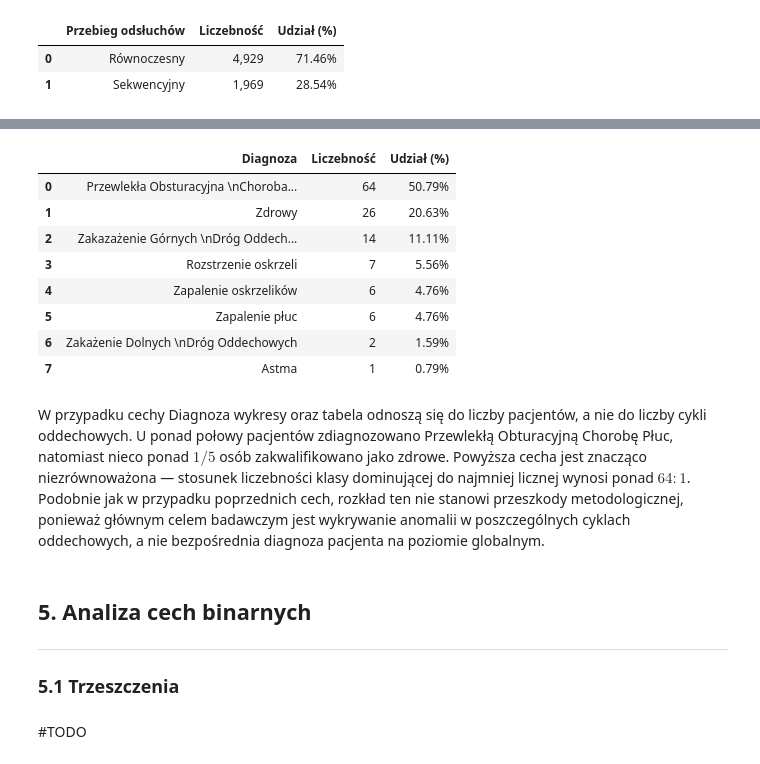
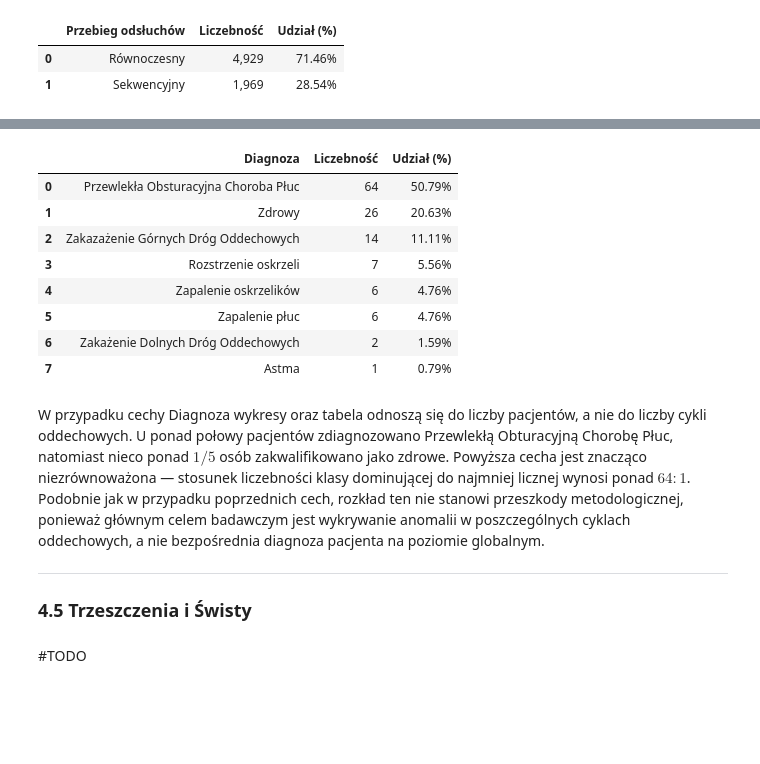
Before and after one commit to gwiazdan/respiratory-sound-analysis, a Jupyter notebook: notebooks/01_eda_icbhi.ipynb, the cells around one changed output, grey strips where cells are left out. Drawn from its saved outputs; the diff is of its cells as text; code cells hidden in the pictures; blank space fills up the shorter version.

```diff
--- a/notebooks/01_eda_icbhi.ipynb
+++ b/notebooks/01_eda_icbhi.ipynb
@@ -516,23 +531,21 @@ plt.show()
 # %%
 percentages = (counts / len(df_patients)) * 100
-pd.DataFrame({'Diagnoza': [labels_map[label] for label in counts.index], 'Liczebność': [f"{val:,.0f}" for val in counts], 'Udział (%)': [f"{val:.2f}%" for val in percentages]})
+pd.DataFrame({'Diagnoza': [labels_map[label].replace("\n","") for label in counts.index], 'Liczebność': [f"{val:,.0f}" for val in counts], 'Udział (%)': [f"{val:.2f}%" for val in percentages]})
 # %% [output]
 |  | Diagnoza | Liczebność | Udział (%) |
-| 0 | Przewlekła Obsturacyjna \nChoroba... | 64 | 50.79% |
+| 0 | Przewlekła Obsturacyjna Choroba Płuc | 64 | 50.79% |
 | 1 | Zdrowy | 26 | 20.63% |
-| 2 | Zakazażenie Górnych \nDróg Oddech... | 14 | 11.11% |
+| 2 | Zakazażenie Górnych Dróg Oddechowych | 14 | 11.11% |
 | 3 | Rozstrzenie oskrzeli | 7 | 5.56% |
 | 4 | Zapalenie oskrzelików | 6 | 4.76% |
 | 5 | Zapalenie płuc | 6 | 4.76% |
-| 6 | Zakażenie Dolnych \nDróg Oddechowych | 2 | 1.59% |
+| 6 | Zakażenie Dolnych Dróg Oddechowych | 2 | 1.59% |
 | 7 | Astma | 1 | 0.79% |
 # %% [markdown]
 W przypadku cechy Diagnoza wykresy oraz tabela odnoszą się do liczby pacjentów, a nie do liczby cykli oddechowych. U ponad połowy pacjentów zdiagnozowano Przewlekłą Obturacyjną Chorobę Płuc, natomiast nieco ponad $1/5$ osób zakwalifikowano jako zdrowe. Powyższa cecha jest znacząco niezrównoważona — stosunek liczebności klasy dominującej do najmniej licznej wynosi ponad $64:1$. Podobnie jak w przypadku poprzednich cech, rozkład ten nie stanowi przeszkody metodologicznej, ponieważ głównym celem badawczym jest wykrywanie anomalii w poszczególnych cyklach oddechowych, a nie bezpośrednia diagnoza pacjenta na poziomie globalnym.
+
+---
+
+### 4.5 Trzeszczenia i Świsty
-# %% [markdown]
-## 5. Analiza cech binarnych
-
----
-
-### 5.1 Trzeszczenia
 # %% [markdown]
 #TODO
```
Also changed, not shown: parts of 10 cells of this notebook.
